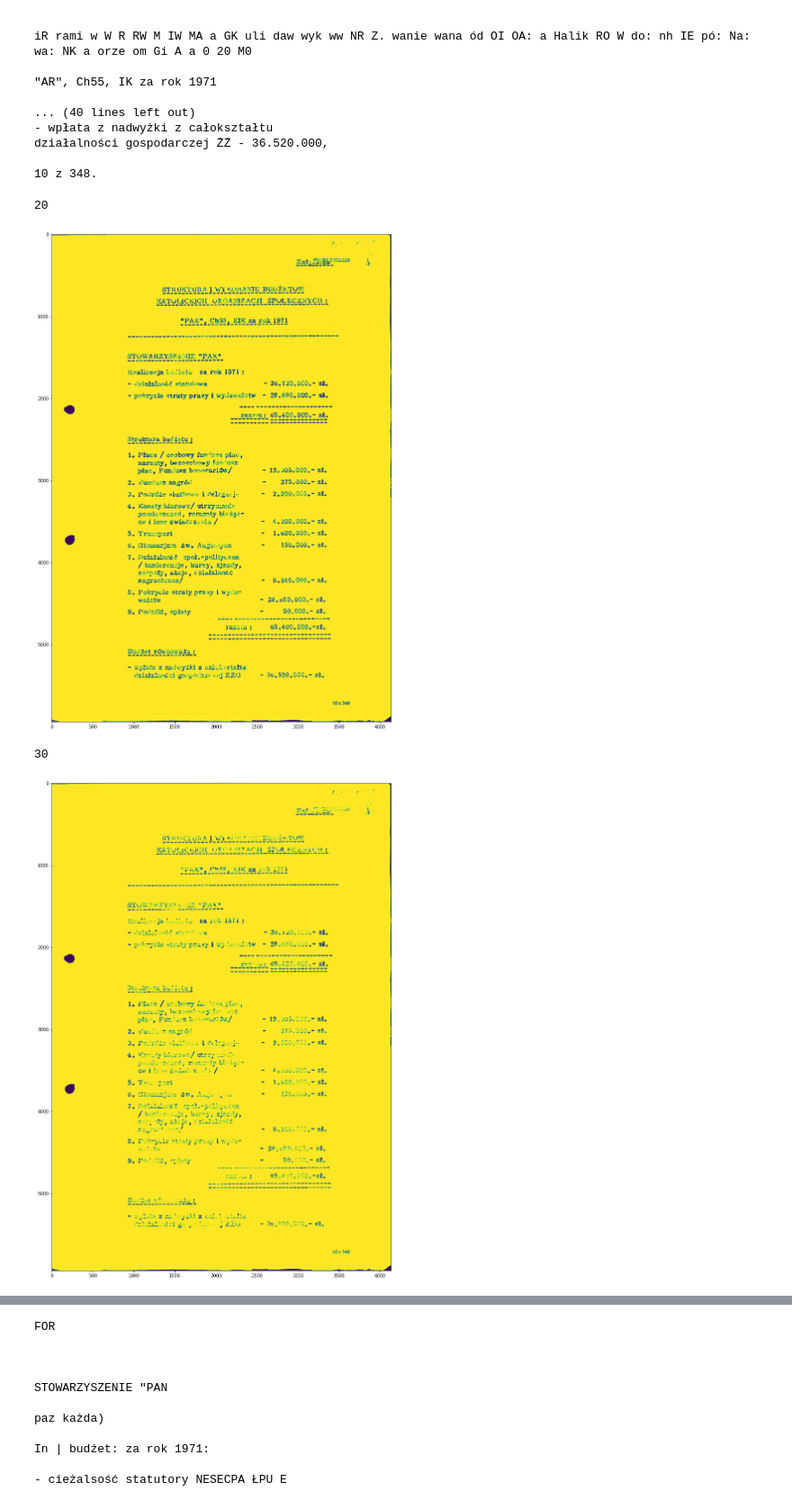
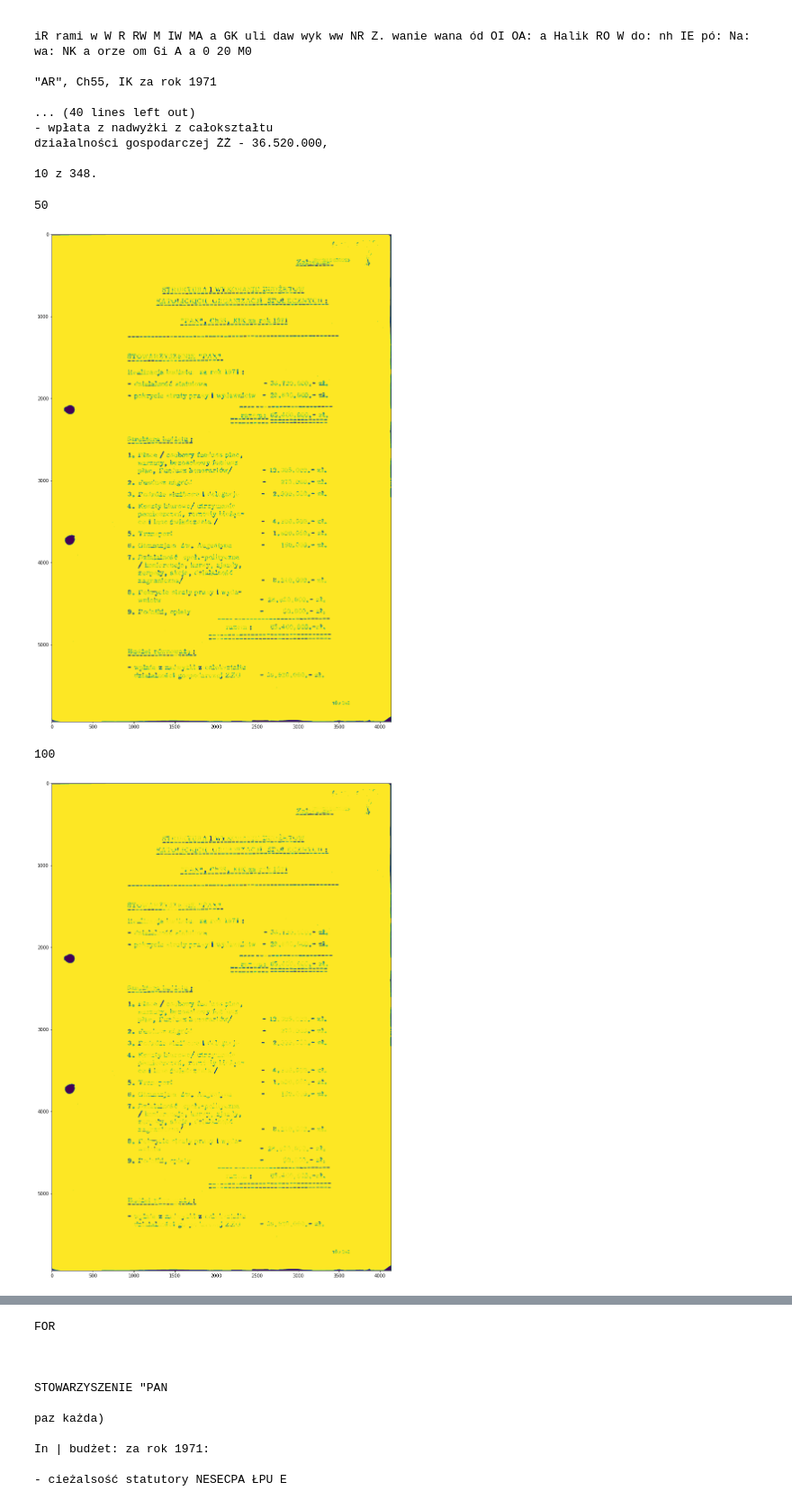
Before and after one commit to KacperGrodecki/image_proccessing, a Jupyter notebook: kuba_img_manip.ipynb, the cells around one changed output, grey strips where cells are left out. Shown at 90% size. Saved outputs shown, nothing was run; the diff lists cells and outputs as text; code cells hidden in the pictures.

```diff
--- a/kuba_img_manip.ipynb
+++ b/kuba_img_manip.ipynb
@@ -165,28 +165,28 @@ działalności gospodarczej ŻŻ - 36.520.000,
 # %%
 gray=fig_prepare('drive/MyDrive/kuba/resolution500/fig1.jpg')
 gray=gray
 
 edges = cv2.Canny(gray,50,150,apertureSize = 3)
-for i in [20,30,40,50,100]:
+for i in [50,100,200,300,500,1000]:
   print(i)
   minLineLength=i
   lines = cv2.HoughLinesP(image=edges,rho=1,theta=np.pi/180, threshold=10,lines=np.array([]), minLineLength=minLineLength,maxLineGap=30)
 
   a,b,c = lines.shape
   for i in range(a):
     x = lines[i][0][0] - lines [i][0][2]
     y = lines[i][0][1] - lines [i][0][3]
     if x!= 0:
         if abs(y/x) <1:
             cv2.line(gray, (lines[i][0][0], lines[i][0][1]), (lines[i][0][2], lines[i][0][3]), (255, 255, 255), 1, cv2.LINE_AA)
 
   se = cv2.getStructuringElement(cv2.MORPH_ELLIPSE , (3,3))
   gray = cv2.morphologyEx(gray, cv2.MORPH_CLOSE, se)
   figure(figsize=(20,20))
   plt.imshow(gray)
   plt.show()
 # %% [output]
-20
+50
-[figure, old version]
+[figure, new version]
-30
+100
-[figure, old version]
+[figure, new version]
```
Also changed, not shown: parts of 1 cell of this notebook.
